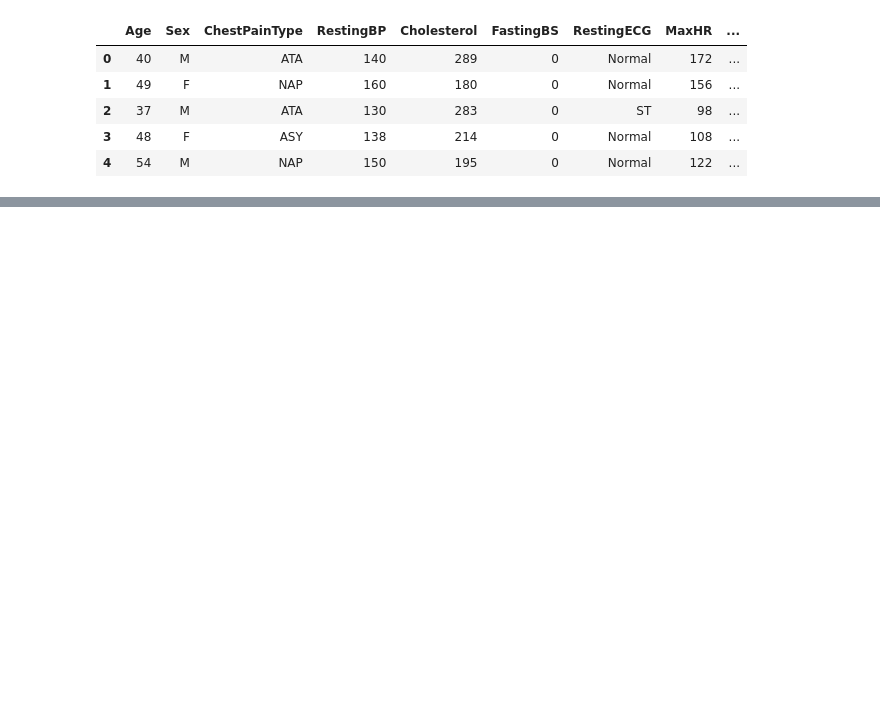
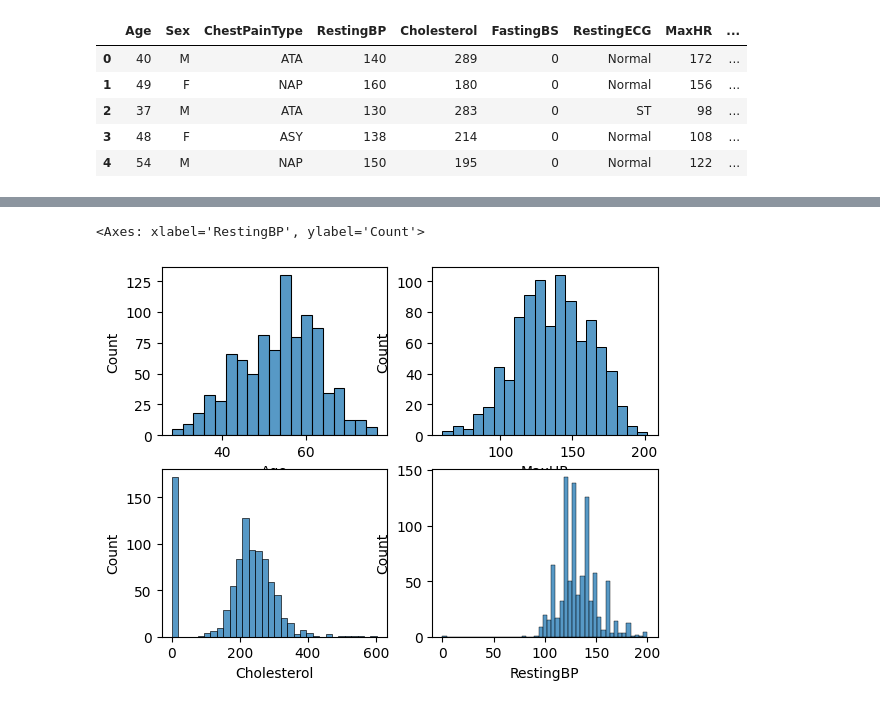
Before and after one commit to rcwaterman/DSE5002, a Jupyter notebook: Module_02/Lab/Homework_Heart_disease_data_set.ipynb, the cells around one changed output, grey strips where cells are left out. Cells and saved outputs as stored; diff of their text form; code cells hidden in the pictures; blank space fills up the shorter version.

Commit message:
Adding data generated from and updates to Module_02 assignment

```diff
--- a/Module_02/Lab/Homework_Heart_disease_data_set.ipynb
+++ b/Module_02/Lab/Homework_Heart_disease_data_set.ipynb
@@ -17,7 +40,7 @@ import p9 as
 # %%
 # make sure heart.csv is in your current working directory, or list the full path name in the variable infile
 
-infile="C:\\Users\\hdavi\\Dropbox\\Data_Analytics\\DAT_512\\Example_data\\heart.csv"
+infile=r".\data\heart.csv"
 
 bp_df=pd.read_csv(infile)
 bp_df.head()
@@ -59,4 +136,15 @@ h.) Create violin plots of these same results
 # %%
-1.) Find the mean, median and standard deviation of the Max heartrate variable in this data set
+# Get unique values from the categorical columns
+chest_pain_cats, sex_cats, resting_ecg_cats, exercise_angina_cats, st_slope_cats, heart_disease_cats, fasting_bs_cats = pd.unique(bp_df["ChestPainType"]), pd.unique(bp_df["Sex"]), pd.unique(bp_df["RestingECG"]), pd.unique(bp_df["ExerciseAngina"]), pd.unique(bp_df["ST_Slope"]), pd.unique(bp_df["HeartDisease"]), pd.unique(bp_df["FastingBS"])
 
-Turn this into a pivot table,   grouping by one or more predictors.
+#Set the chest pain type column to categorical with the categories defined by the unique function
+bp_df["ChestPainType"] = pd.Categorical(bp_df["ChestPainType"], categories=chest_pain_cats)
+bp_df["Sex"] = pd.Categorical(bp_df["Sex"], categories=sex_cats)
+bp_df["RestingECG"] =  pd.Categorical(bp_df["RestingECG"], categories=resting_ecg_cats)
+bp_df["ExerciseAngina"] = pd.Categorical(bp_df["ExerciseAngina"], categories=exercise_angina_cats)
+bp_df["ST_Slope"] = pd.Categorical(bp_df["ST_Slope"], categories=st_slope_cats)
+bp_df["HeartDisease"] = pd.Categorical(bp_df["HeartDisease"], categories=heart_disease_cats)
+bp_df["FastingBS"] = pd.Categorical(bp_df["FastingBS"], categories=fasting_bs_cats)
+
+#Verify
+bp_df.info()
@@ -62,0 +271,9 @@ Turn this into a pivot table,   grouping by one or more predictors.
+# %%
+fig, axs = plt.subplots(nrows=2,ncols=2)
+sns.histplot(bp_df["Age"], ax=axs[0,0])
+sns.histplot(bp_df["MaxHR"], ax=axs[0,1])
+sns.histplot(bp_df["Cholesterol"], ax=axs[1,0])
+sns.histplot(bp_df["RestingBP"], ax=axs[1,1])
+# %% [output]
+<Axes: xlabel='RestingBP', ylabel='Count'>
+[figure, added]
```
Also changed, not shown: parts of 70 cells of this notebook, 3 other files.
